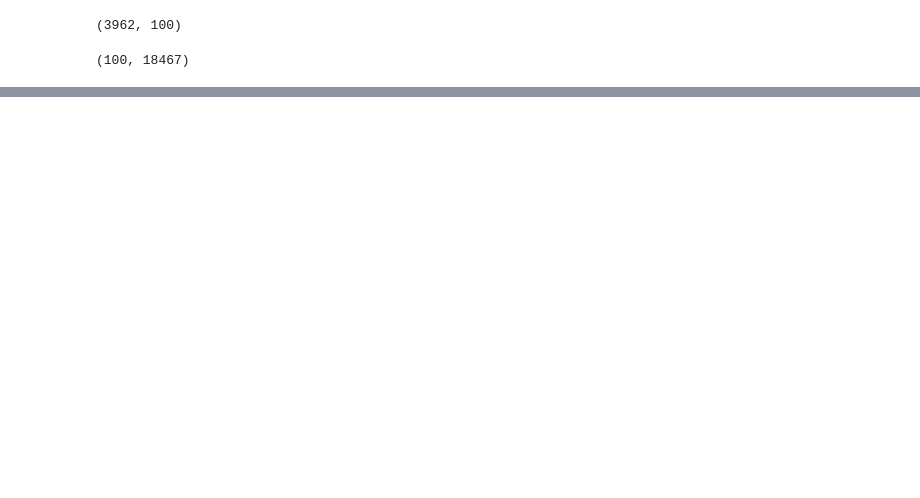
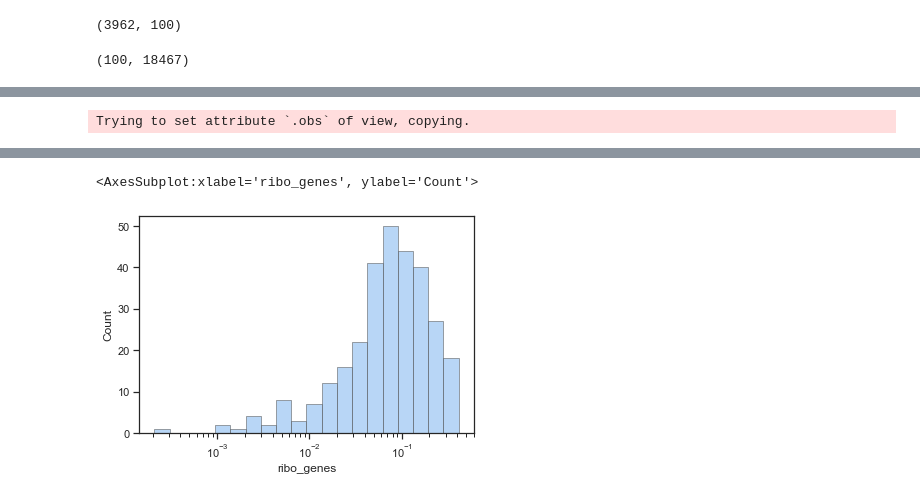
Before and after one commit to jkanche/sketches, a Jupyter notebook: sketch.ipynb, the cells around one changed output, grey strips where cells are left out. Drawn from its saved outputs; the diff is of its cells as text; code cells hidden in the pictures; blank space fills up the shorter version.

```diff
--- a/sketch.ipynb
+++ b/sketch.ipynb
@@ -143,0 +105,3 @@ sdata.obsm["sig_background"].shape
+# %%
+sketch_plots(data, 15)
+# %% [output]
@@ -143,0 +111 @@ sdata.obsm["sig_background"].shape
+Trying to set attribute `.obs` of view, copying.
@@ -143,0 +113,2 @@ sdata.obsm["sig_background"].shape
+<AxesSubplot:xlabel='ribo_genes', ylabel='Count'>
+[figure, added]
```
Also changed, not shown: parts of 18 cells of this notebook.
